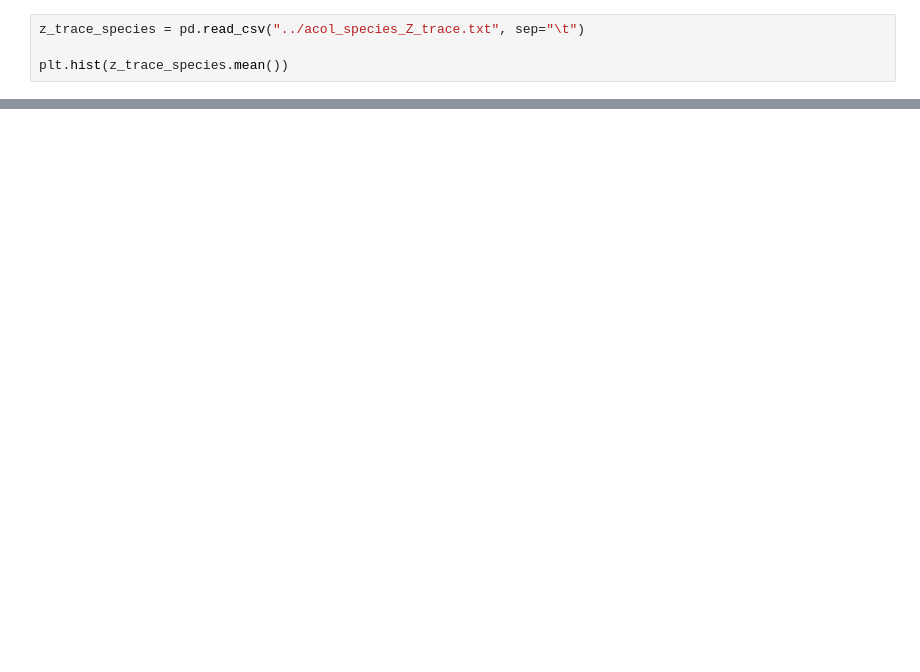
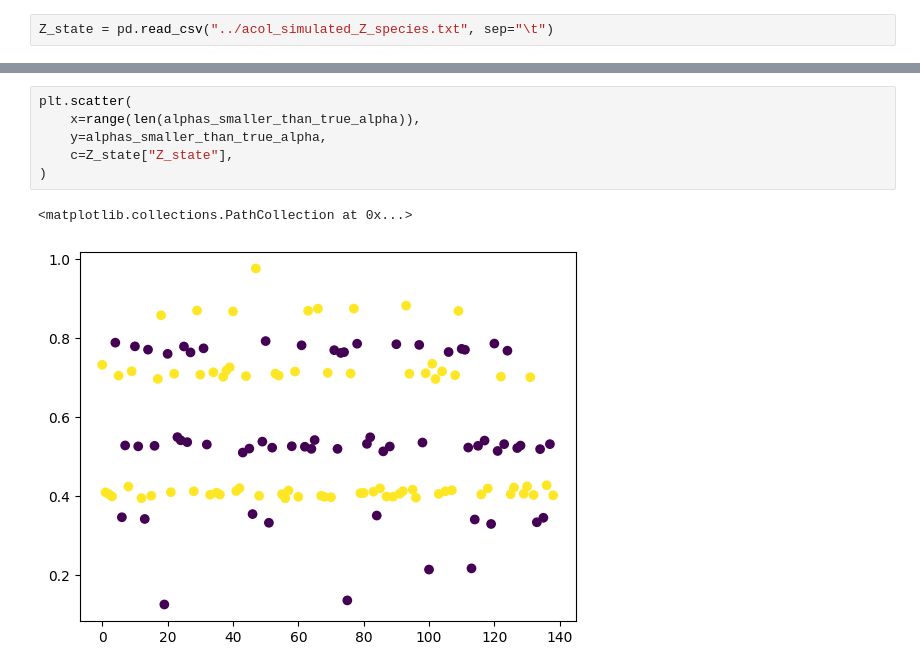
Before and after one commit to anticipated-chemistry-of-life/markov-random-field, a Jupyter notebook: model_validation/single_root/test_out/check_posterior.ipynb, the cells around one changed output, grey strips where cells are left out. Saved outputs shown, nothing was run; the diff lists cells and outputs as text; blank space fills up the shorter version.

```diff
--- a/model_validation/single_root/test_out/check_posterior.ipynb
+++ b/model_validation/single_root/test_out/check_posterior.ipynb
@@ -73,4 +62,2 @@ plt.hist(z_trace_molecules.mean())
 # %%
-z_trace_species = pd.read_csv("../acol_species_Z_trace.txt", sep="\t")
-
-plt.hist(z_trace_species.mean())
+Z_state = pd.read_csv("../acol_simulated_Z_species.txt", sep="\t")
@@ -85,0 +80,9 @@ np.float64(0.4676258992805755)
+# %%
+plt.scatter(
+    x=range(len(alphas_smaller_than_true_alpha)),
+    y=alphas_smaller_than_true_alpha,
+    c=Z_state["Z_state"],
+)
+# %% [output]
+<matplotlib.collections.PathCollection at 0x...>
+[figure, added]
```
Also changed, not shown: parts of 11 cells of this notebook, 16 other files.
